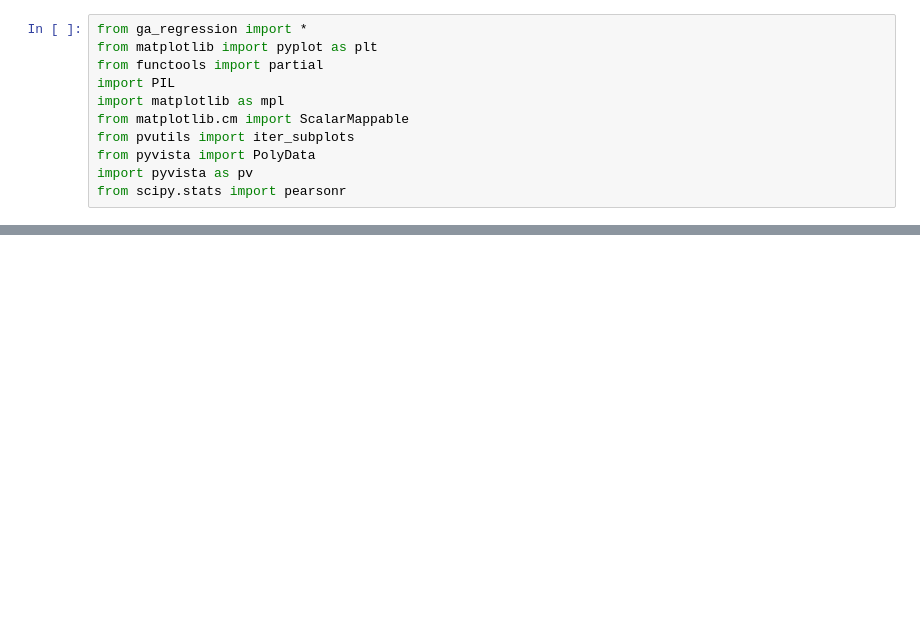
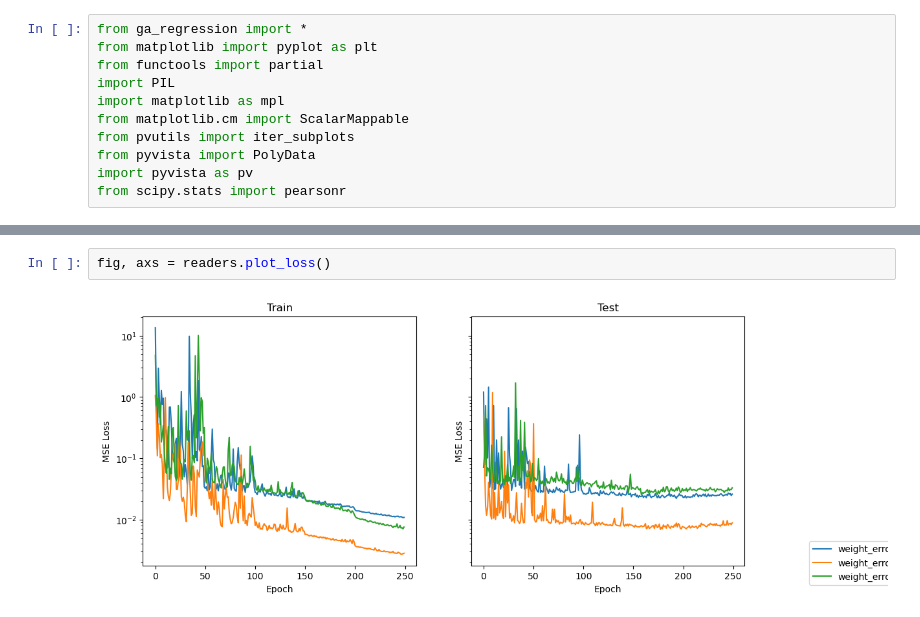
Before and after one commit to darikg/diffusion-net, a Jupyter notebook: experiments/regression_0/compare_stuff.ipynb, the cells around one changed output, grey strips where cells are left out. Drawn from its saved outputs; the diff is of its cells as text; blank space fills up the shorter version.

```diff
--- a/experiments/regression_0/compare_stuff.ipynb
+++ b/experiments/regression_0/compare_stuff.ipynb
@@ -60,0 +25,4 @@ True
+# %%
+fig, axs = readers.plot_loss()
+# %% [output]
+[figure, added]
```
Also changed, not shown: parts of 8 cells of this notebook, 1 other file.
